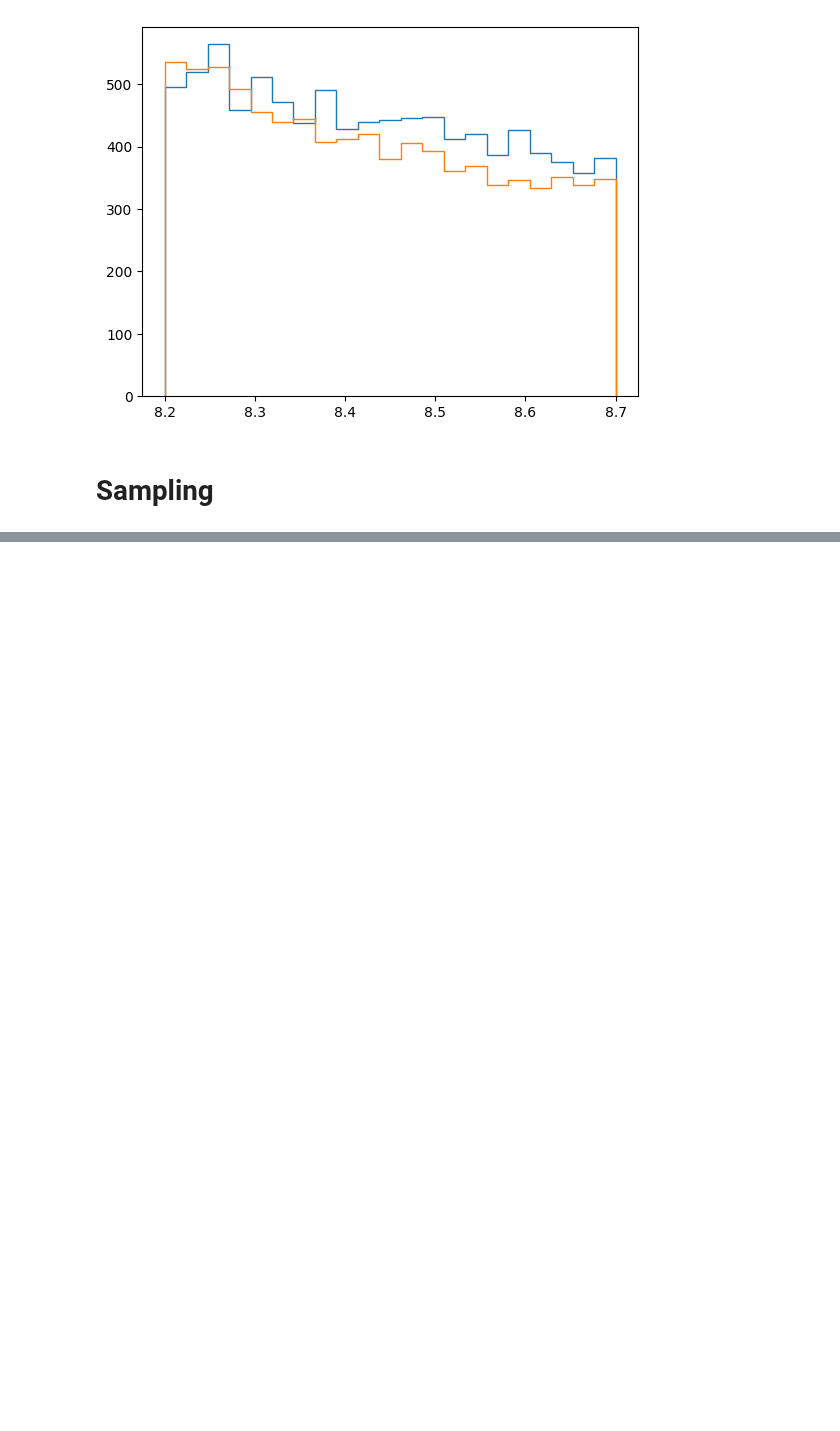
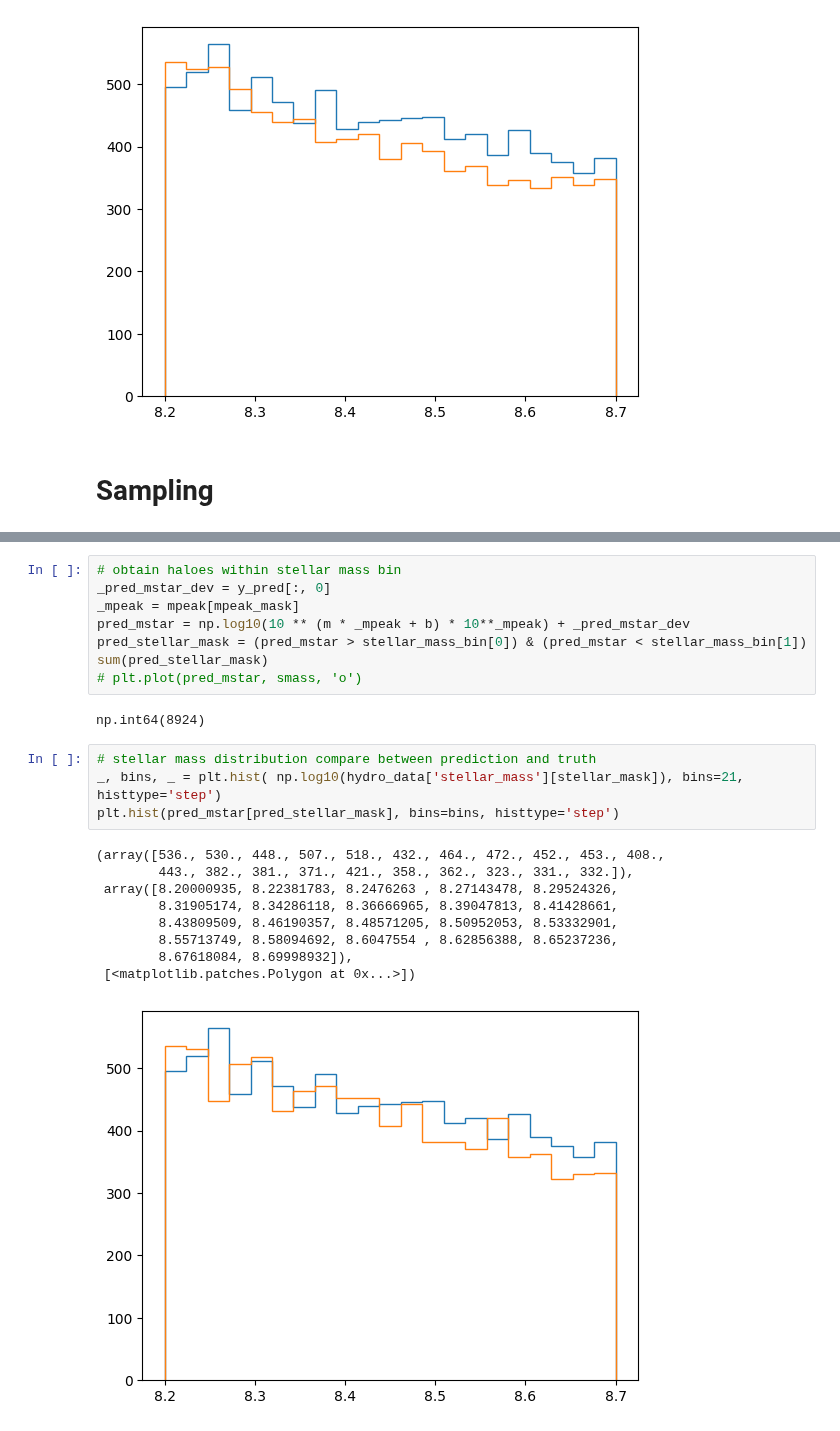
Before and after one commit to ismael-mendoza/multicam-tng-mah, a Jupyter notebook: notebooks/current/2025-11-10 MultiCAM clustering application draft.ipynb, the cells around one changed output, grey strips where cells are left out. Cells and saved outputs as stored; diff of their text form; blank space fills up the shorter version.

```diff
--- a/notebooks/current/2025-11-10 MultiCAM clustering application draft.ipynb
+++ b/notebooks/current/2025-11-10 MultiCAM clustering application draft.ipynb
@@ -194,0 +226,24 @@ plt.hist(pred_mstar[pred_stellar_mask], bins=bins, histtype='step')
+# %%
+# obtain haloes within stellar mass bin
+_pred_mstar_dev = y_pred[:, 0]
+_mpeak = mpeak[mpeak_mask]
+pred_mstar = np.log10(10 ** (m * _mpeak + b) * 10**_mpeak) + _pred_mstar_dev
+pred_stellar_mask = (pred_mstar > stellar_mass_bin[0]) & (pred_mstar < stellar_mass_bin[1])
+sum(pred_stellar_mask)
+# plt.plot(pred_mstar, smass, 'o')
+# %% [output]
+np.int64(8924)
+# %%
+# stellar mass distribution compare between prediction and truth
+_, bins, _ = plt.hist( np.log10(hydro_data['stellar_mass'][stellar_mask]), bins=21, histtype='step')
+plt.hist(pred_mstar[pred_stellar_mask], bins=bins, histtype='step')
+# %% [output]
+(array([536., 530., 448., 507., 518., 432., 464., 472., 452., 453., 408.,
+        443., 382., 381., 371., 421., 358., 362., 323., 331., 332.]),
+ array([8.20000935, 8.22381783, 8.2476263 , 8.27143478, 8.29524326,
+        8.31905174, 8.34286118, 8.36666965, 8.39047813, 8.41428661,
+        8.43809509, 8.46190357, 8.48571205, 8.50952053, 8.53332901,
+        8.55713749, 8.58094692, 8.6047554 , 8.62856388, 8.65237236,
+        8.67618084, 8.69998932]),
+ [<matplotlib.patches.Polygon at 0x...>])
+[figure, added]
```
Also changed, not shown: parts of 10 cells of this notebook, 2 other files.
